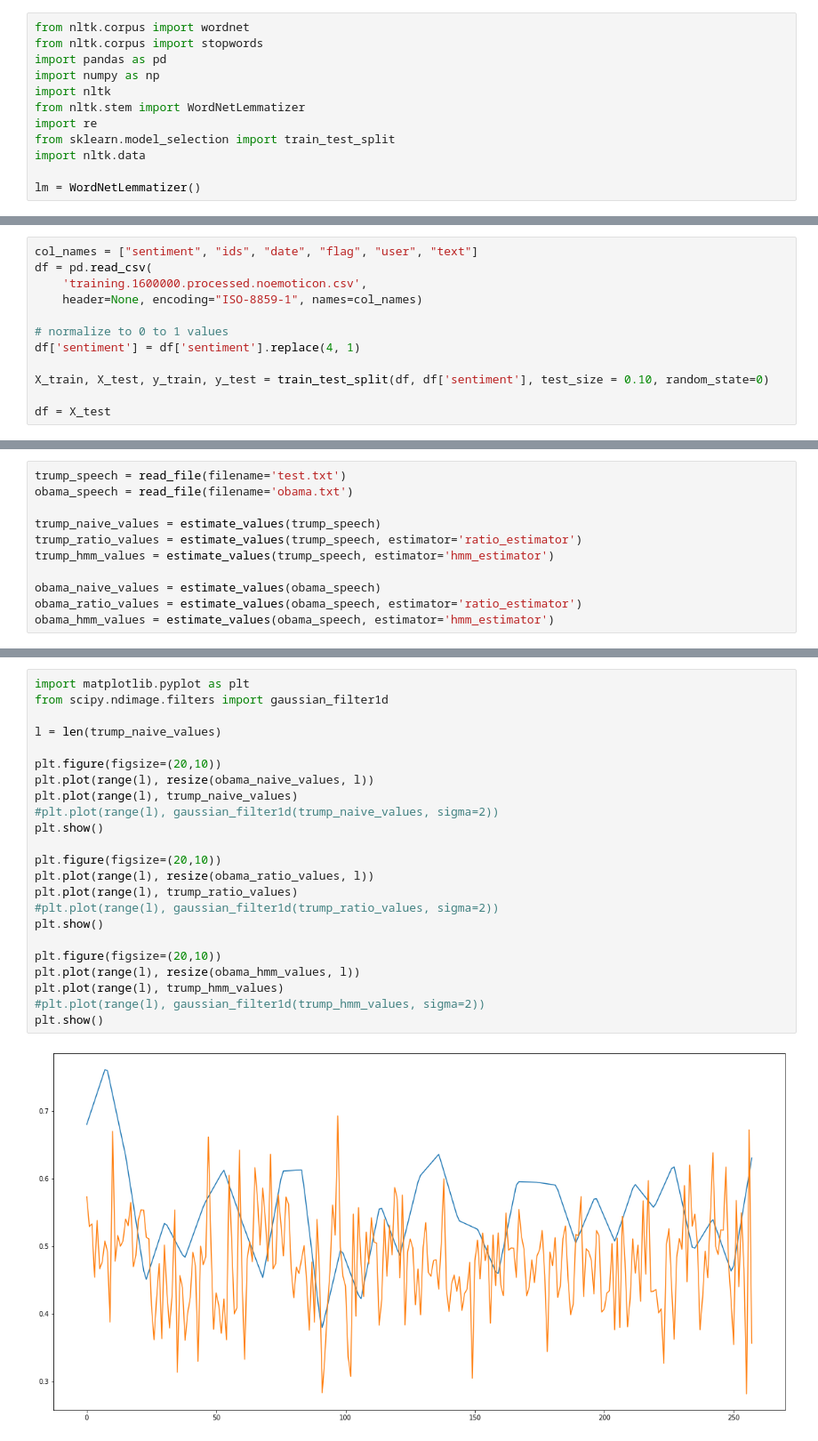
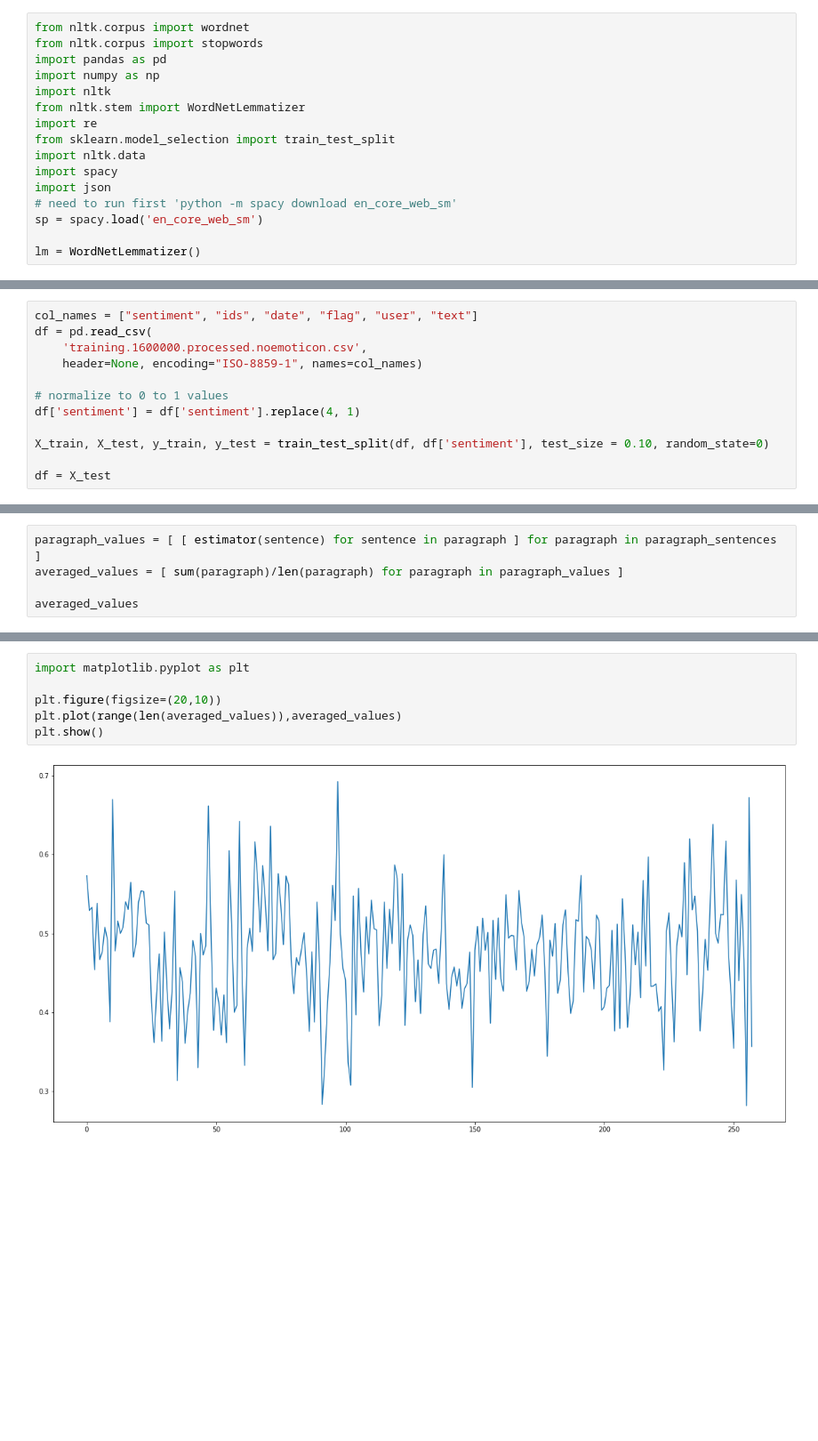
Before and after one commit to lchin29/sentiment_analysis, a Jupyter notebook: testing.ipynb, the cells around one changed output, grey strips where cells are left out. Shown at 89% size. Drawn from its saved outputs; the diff is of its cells as text; blank space fills up the shorter version.

```diff
--- a/testing.ipynb
+++ b/testing.ipynb
@@ -18,6 +18,10 @@ from nltk.stem import WordNetLemmatizer
 import re
 from sklearn.model_selection import train_test_split
 import nltk.data
+import spacy
+import json
+# need to run first 'python -m spacy download en_core_web_sm'
+sp = spacy.load('en_core_web_sm')
 
 lm = WordNetLemmatizer()
 # %%
@@ -400,11 +427,5 @@ def estimate_values(paragraph_sentences, estimator='estimator'):
 # %%
-trump_speech = read_file(filename='test.txt')
-obama_speech = read_file(filename='obama.txt')
+paragraph_values = [ [ estimator(sentence) for sentence in paragraph ] for paragraph in paragraph_sentences ]
+averaged_values = [ sum(paragraph)/len(paragraph) for paragraph in paragraph_values ]
 
-trump_naive_values = estimate_values(trump_speech)
-trump_ratio_values = estimate_values(trump_speech, estimator='ratio_estimator')
-trump_hmm_values = estimate_values(trump_speech, estimator='hmm_estimator')
-
-obama_naive_values = estimate_values(obama_speech)
-obama_ratio_values = estimate_values(obama_speech, estimator='ratio_estimator')
-obama_hmm_values = estimate_values(obama_speech, estimator='hmm_estimator')
+averaged_values
@@ -418,25 +450,8 @@ def resize(x, length):
 # %%
 import matplotlib.pyplot as plt
-from scipy.ndimage.filters import gaussian_filter1d
-
-l = len(trump_naive_values)
 
 plt.figure(figsize=(20,10))
-plt.plot(range(l), resize(obama_naive_values, l))
-plt.plot(range(l), trump_naive_values)
-#plt.plot(range(l), gaussian_filter1d(trump_naive_values, sigma=2))
+plt.plot(range(len(averaged_values)),averaged_values)
 plt.show()
-
-plt.figure(figsize=(20,10))
-plt.plot(range(l), resize(obama_ratio_values, l))
-plt.plot(range(l), trump_ratio_values)
-#plt.plot(range(l), gaussian_filter1d(trump_ratio_values, sigma=2))
-plt.show()
-
-plt.figure(figsize=(20,10))
-plt.plot(range(l), resize(obama_hmm_values, l))
-plt.plot(range(l), trump_hmm_values)
-#plt.plot(range(l), gaussian_filter1d(trump_hmm_values, sigma=2))
-plt.show()
 # %% [output]
-[figure, old version]
+[figure, new version]
```
Also changed, not shown: parts of 15 cells of this notebook.
